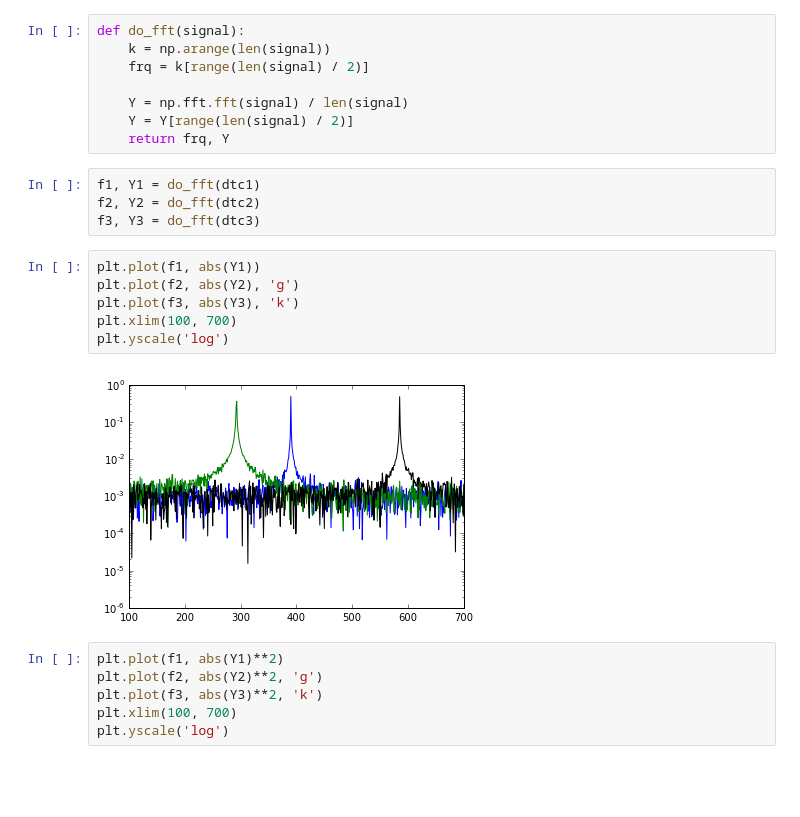
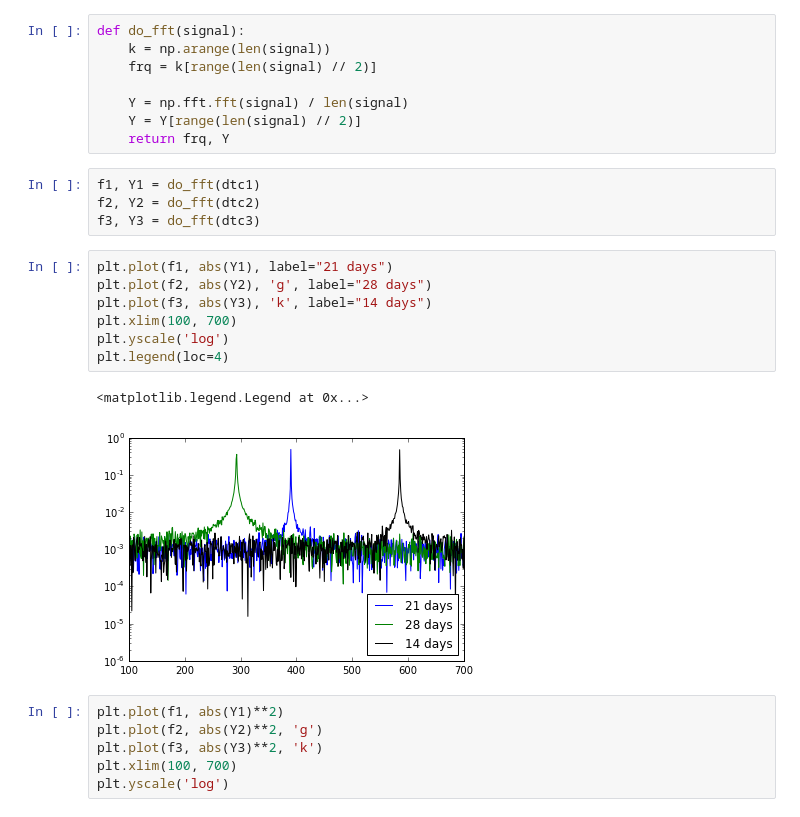
Before and after one commit to mareuter/notebooks, a Jupyter notebook: LSST/SOCS/UnscheduledDowntime.ipynb, the cells around one changed output. Saved outputs shown, nothing was run; the diff lists cells and outputs as text; blank space fills up the shorter version.

```diff
--- a/LSST/SOCS/UnscheduledDowntime.ipynb
+++ b/LSST/SOCS/UnscheduledDowntime.ipynb
@@ -109,23 +110,25 @@ plt.xlim(0, 56)
 # %%
 def do_fft(signal):
     k = np.arange(len(signal))
-    frq = k[range(len(signal) / 2)]
+    frq = k[range(len(signal) // 2)]
 
     Y = np.fft.fft(signal) / len(signal)
-    Y = Y[range(len(signal) / 2)]
+    Y = Y[range(len(signal) // 2)]
     return frq, Y
 # %%
 f1, Y1 = do_fft(dtc1)
 f2, Y2 = do_fft(dtc2)
 f3, Y3 = do_fft(dtc3)
 # %%
-plt.plot(f1, abs(Y1))
-plt.plot(f2, abs(Y2), 'g')
-plt.plot(f3, abs(Y3), 'k')
+plt.plot(f1, abs(Y1), label="21 days")
+plt.plot(f2, abs(Y2), 'g', label="28 days")
+plt.plot(f3, abs(Y3), 'k', label="14 days")
 plt.xlim(100, 700)
 plt.yscale('log')
+plt.legend(loc=4)
 # %% [output]
+<matplotlib.legend.Legend at 0x...>
-[figure, old version]
+[figure, new version]
 # %%
 plt.plot(f1, abs(Y1)**2)
 plt.plot(f2, abs(Y2)**2, 'g')
```
Also changed, not shown: parts of 2 cells of this notebook.
